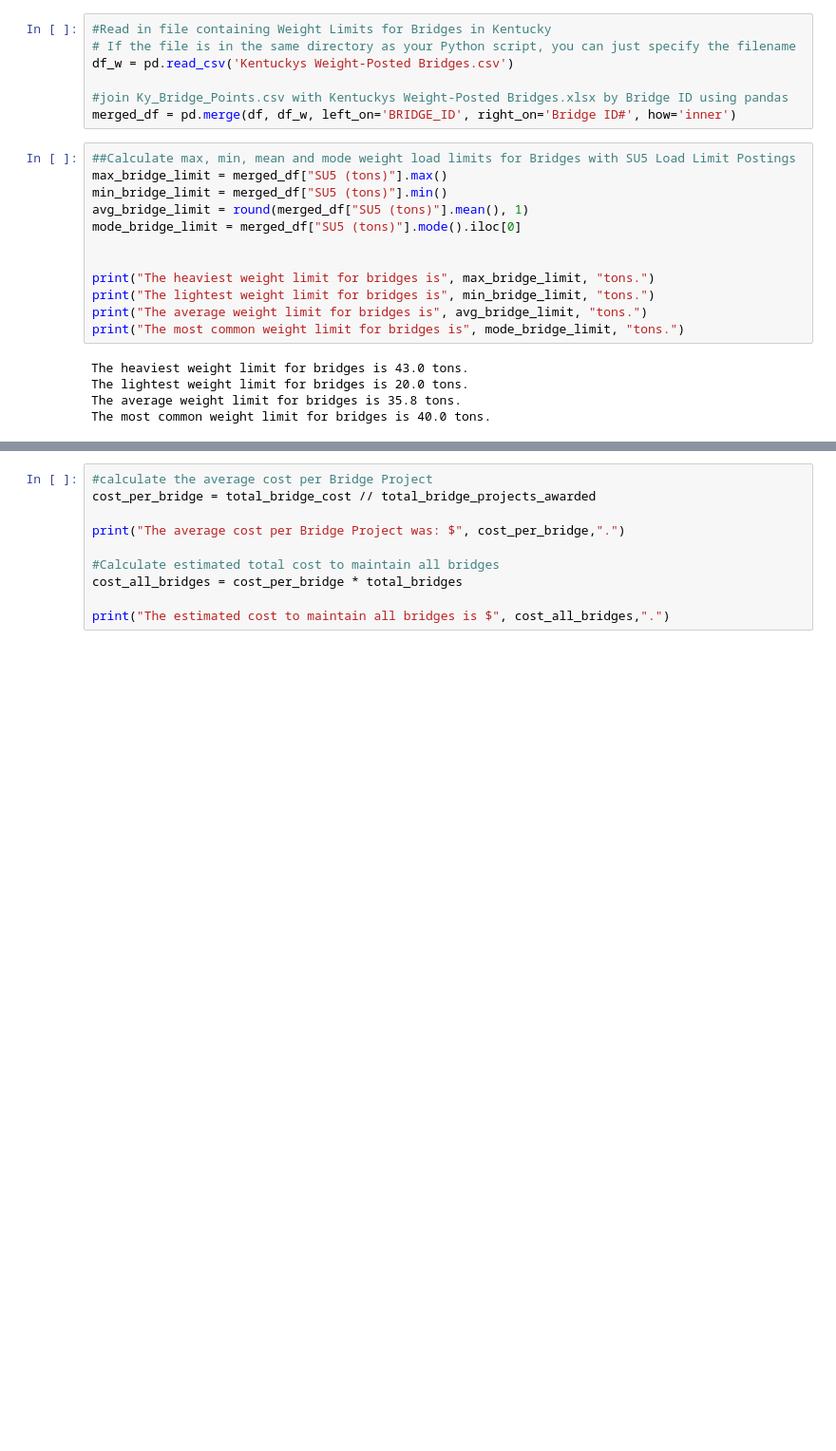
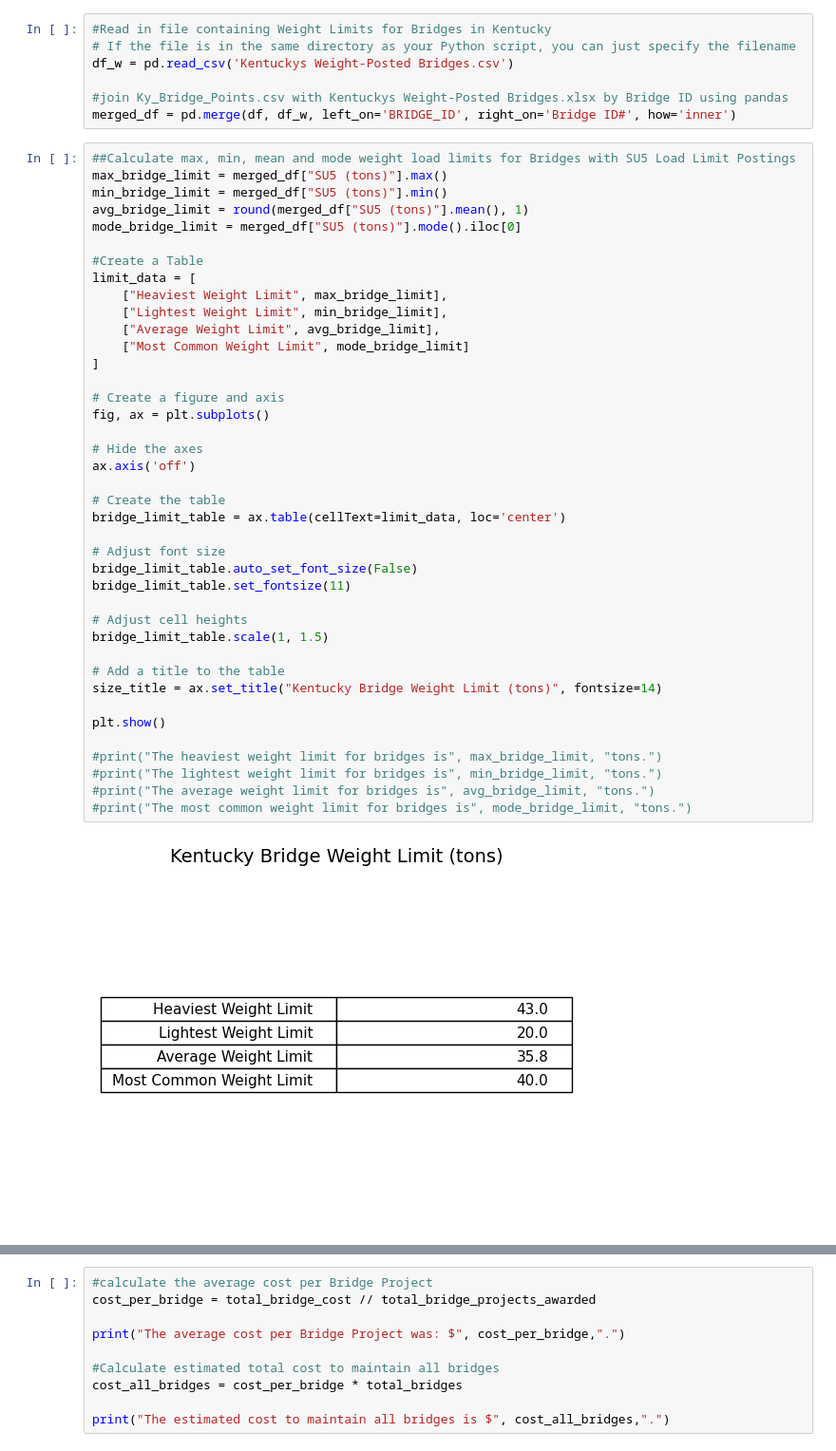
Before and after one commit to DaveenK/KYTC_Bridges, a Jupyter notebook: ky-bridge-analysis-DaveenKnue.ipynb, the cells around one changed output, grey strips where cells are left out. Shown at 95% size. Cells and saved outputs as stored; diff of their text form; blank space fills up the shorter version.

```diff
--- a/ky-bridge-analysis-DaveenKnue.ipynb
+++ b/ky-bridge-analysis-DaveenKnue.ipynb
@@ -257,20 +315,45 @@ merged_df = pd.merge(df, df_w, left_on='BRIDGE_ID', right_on='Bridge ID#', how='
 # %%
 ##Calculate max, min, mean and mode weight load limits for Bridges with SU5 Load Limit Postings
 max_bridge_limit = merged_df["SU5 (tons)"].max()
 min_bridge_limit = merged_df["SU5 (tons)"].min()
 avg_bridge_limit = round(merged_df["SU5 (tons)"].mean(), 1)
 mode_bridge_limit = merged_df["SU5 (tons)"].mode().iloc[0]
 
+#Create a Table
+limit_data = [
+    ["Heaviest Weight Limit", max_bridge_limit],
+    ["Lightest Weight Limit", min_bridge_limit],
+    ["Average Weight Limit", avg_bridge_limit],
+    ["Most Common Weight Limit", mode_bridge_limit]
+]
 
-print("The heaviest weight limit for bridges is", max_bridge_limit, "tons.")
-print("The lightest weight limit for bridges is", min_bridge_limit, "tons.")
-print("The average weight limit for bridges is", avg_bridge_limit, "tons.")
-print("The most common weight limit for bridges is", mode_bridge_limit, "tons.")
+# Create a figure and axis
+fig, ax = plt.subplots()
+
+# Hide the axes
+ax.axis('off')
+
+# Create the table
+bridge_limit_table = ax.table(cellText=limit_data, loc='center')
+
+# Adjust font size
+bridge_limit_table.auto_set_font_size(False)
+bridge_limit_table.set_fontsize(11)
+
+# Adjust cell heights
+bridge_limit_table.scale(1, 1.5)
+
+# Add a title to the table
+size_title = ax.set_title("Kentucky Bridge Weight Limit (tons)", fontsize=14)
+
+plt.show()
+
+#print("The heaviest weight limit for bridges is", max_bridge_limit, "tons.")
+#print("The lightest weight limit for bridges is", min_bridge_limit, "tons.")
+#print("The average weight limit for bridges is", avg_bridge_limit, "tons.")
+#print("The most common weight limit for bridges is", mode_bridge_limit, "tons.")
 # %% [output]
-The heaviest weight limit for bridges is 43.0 tons.
-The lightest weight limit for bridges is 20.0 tons.
-The average weight limit for bridges is 35.8 tons.
-The most common weight limit for bridges is 40.0 tons.
+[figure, added]
 # %%
 # Read in file containing KYTC Project Archives and isolate projects involving Bridges
 
```
Also changed, not shown: parts of 6 cells of this notebook.
